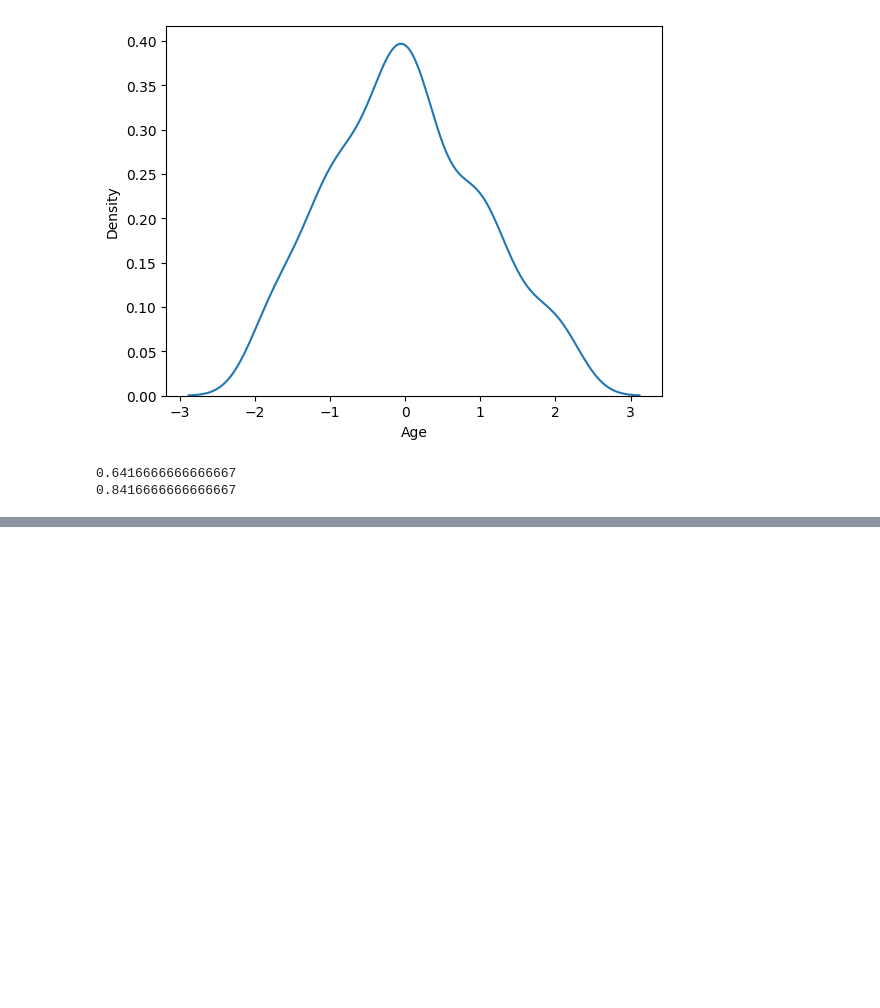
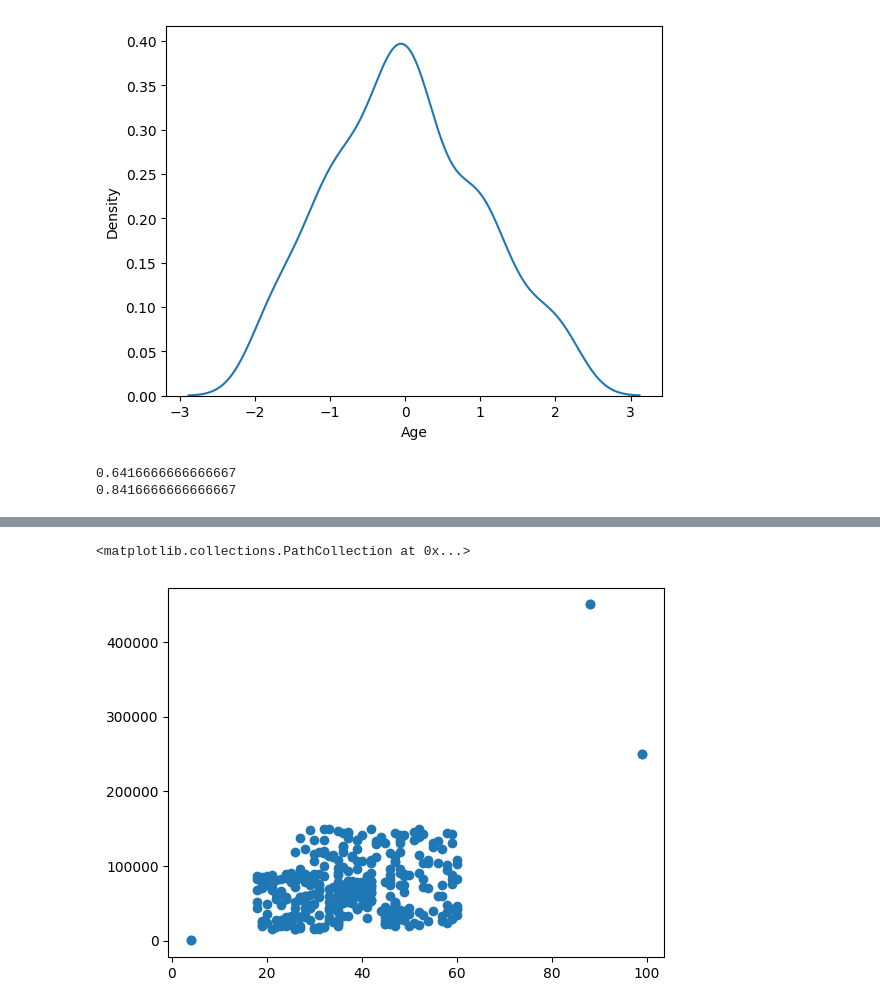
Before and after one commit to prayas7102/ML-Algorithms-Implementation, a Jupyter notebook: Standardization/Social_Network_Ads/sol.ipynb, the cells around one changed output, grey strips where cells are left out. Cells and saved outputs as stored; diff of their text form; code cells hidden in the pictures; blank space fills up the shorter version.

Commit message:
standardization

```diff
--- a/Social_Network_Ads/sol.ipynb
+++ b/Standardization/Social_Network_Ads/sol.ipynb
@@ -145,0 +127,14 @@ plt.scatter(df['Age'],df['EstimatedSalary'])
+# %%
+from sklearn.model_selection import train_test_split
+from sklearn.preprocessing import StandardScaler
+x_train, x_test, y_train, y_test = train_test_split(df.drop('Purchased', axis=1),df['Purchased'],test_size=0.3, random_state=2)
+scaler = StandardScaler()
+scaler.fit(x_train)
+x_train_scaled = scaler.transform(x_train)
+x_test_scaled = scaler.transform(x_test)
+x_train_scaled = pd.DataFrame(x_train_scaled, columns=x_train.columns)
+x_test_scaled = pd.DataFrame(x_test_scaled, columns=x_test.columns)
+plt.scatter(df['Age'],df['EstimatedSalary'])
+# %% [output]
+<matplotlib.collections.PathCollection at 0x...>
+[figure, added]
```
Also changed, not shown: parts of 5 cells of this notebook, 13 other files.
